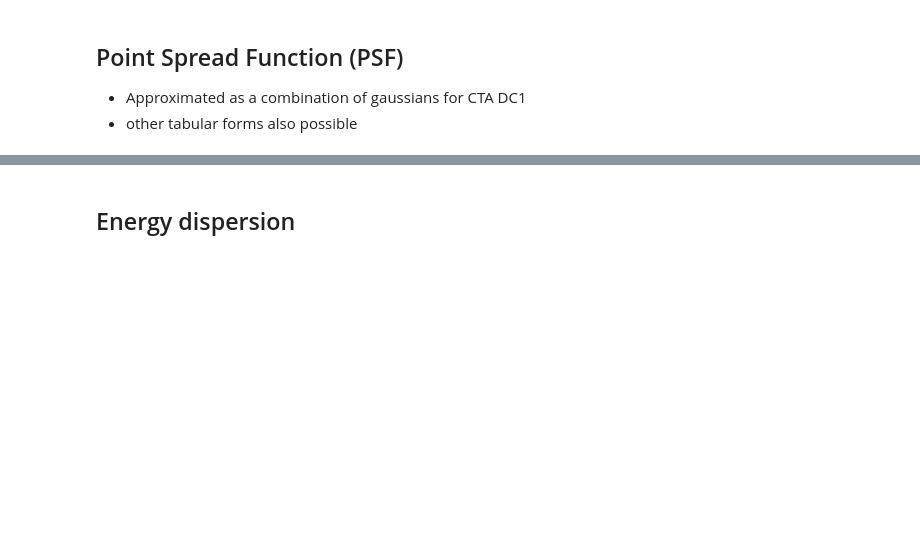
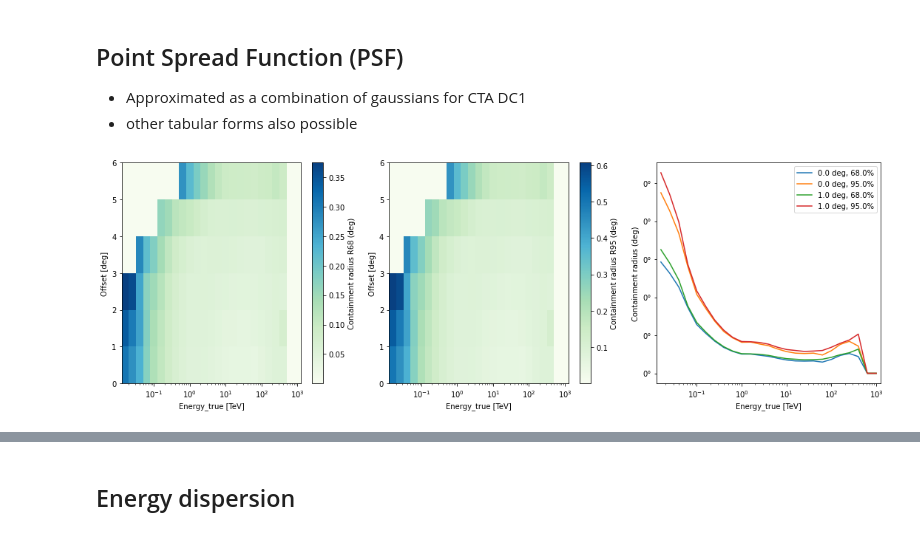
Before and after one commit to AtreyeeS/VHE-KU-workshop, a Jupyter notebook: data_exploration.ipynb, the cells around one changed output, grey strips where cells are left out. Cells and saved outputs as stored; diff of their text form; code cells hidden in the pictures; blank space fills up the shorter version.

```diff
--- a/data_exploration.ipynb
+++ b/data_exploration.ipynb
@@ -70,4 +102,6 @@ aeff.peek()
 - other tabular forms also possible
 # %%
 psf = EnergyDependentMultiGaussPSF.read(irf_filename, hdu="POINT SPREAD FUNCTION")
-#peek
+psf.peek()
+# %% [output]
+[figure, added]
```
Also changed, not shown: parts of 19 cells of this notebook, 1 other file.
